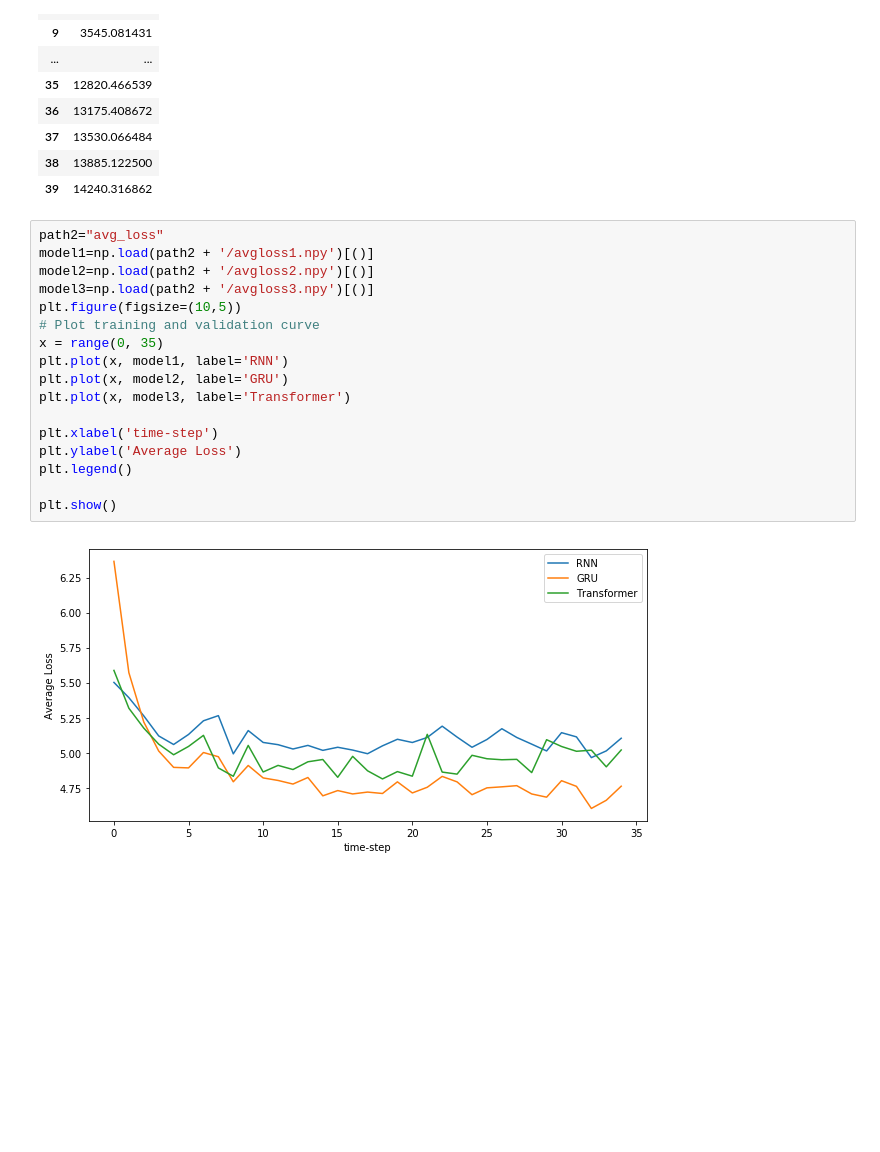
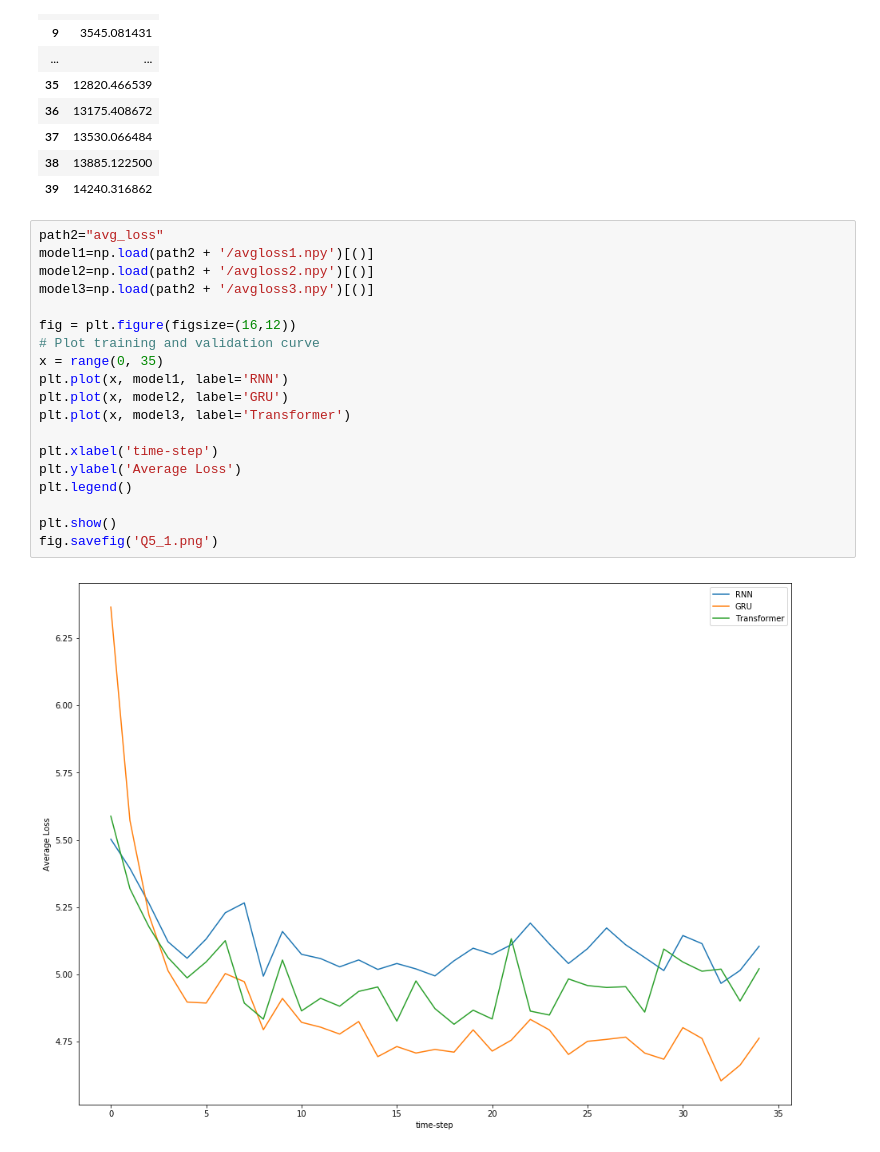
Before and after one commit to Louis-Ratelle/assignment_2_DL, a Jupyter notebook: Q4_graphs.ipynb, the cells around one changed output. Drawn from its saved outputs; the diff is of its cells as text; blank space fills up the shorter version.

```diff
--- a/Q4_graphs.ipynb
+++ b/Q4_graphs.ipynb
@@ -194,19 +407,21 @@ x3
 # %%
 path2="avg_loss"
 model1=np.load(path2 + '/avgloss1.npy')[()]
 model2=np.load(path2 + '/avgloss2.npy')[()]
 model3=np.load(path2 + '/avgloss3.npy')[()]
-plt.figure(figsize=(10,5))
+
+fig = plt.figure(figsize=(16,12))
 # Plot training and validation curve
 x = range(0, 35)
 plt.plot(x, model1, label='RNN')
 plt.plot(x, model2, label='GRU')
 plt.plot(x, model3, label='Transformer')
 
 plt.xlabel('time-step')
 plt.ylabel('Average Loss')
 plt.legend()
 
 plt.show()
+fig.savefig('Q5_1.png')
 # %% [output]
-[figure, old version]
+[figure, new version]
```
Also changed, not shown: parts of 28 cells of this notebook, 2 other files.
